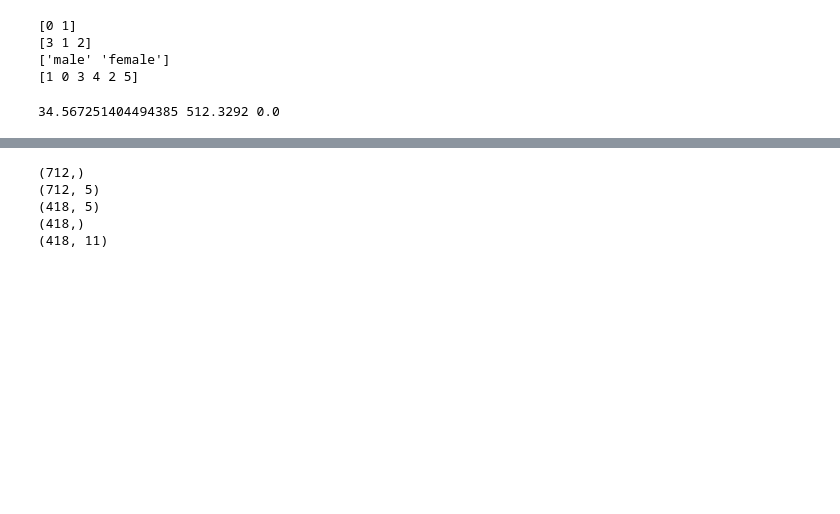
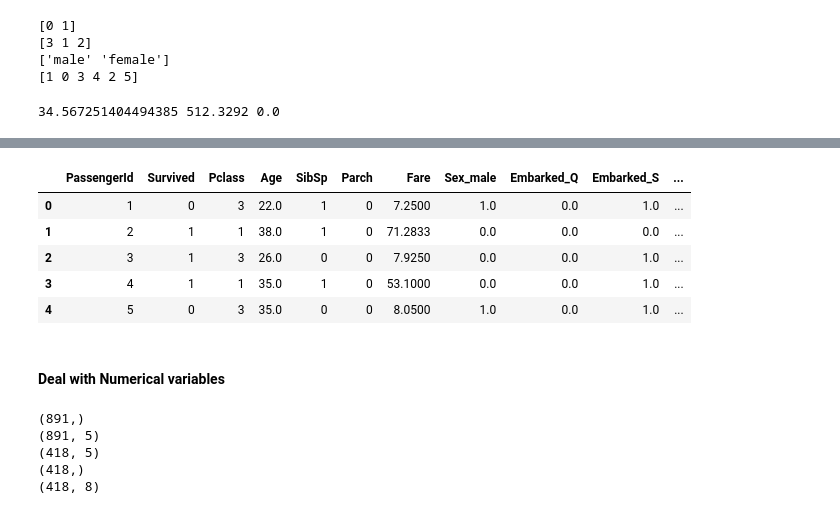
Before and after one commit to Cesar421/Titanic, a Jupyter notebook: JupyterMODEL.ipynb, the cells around one changed output, grey strips where cells are left out. Cells and saved outputs as stored; diff of their text form; code cells hidden in the pictures; blank space fills up the shorter version.

Commit message:
Preprocessing the Data v2

```diff
--- a/JupyterMODEL.ipynb
+++ b/JupyterMODEL.ipynb
@@ -327,0 +343,12 @@ df_train['Fare'].min())
+# %%
+categoricalVars = ["Sex", "Embarked"]
+oneHotEncoder = OneHotEncoder(sparse=False, drop="first")
+
+
+trainEncoded = oneHotEncoder.fit_transform(df_train_original[categoricalVars])
+encoderFeatureNames = oneHotEncoder.get_feature_names(categoricalVars)
+
+
+trainEncoded = pd.DataFrame(trainEncoded,columns = encoderFeatureNames)
+train = pd.concat([df_train_original.reset_index(drop=True),trainEncoded.reset_index(drop=True)],axis=1)
+train.drop(categoricalVars,axis=1,inplace=True)
@@ -328,22 +406,33 @@ df_train['Fare'].min())
+# %%
+train.head()
+# %% [output]
+|  | PassengerId | Survived | Pclass | Age | SibSp | Parch | Fare | Sex_male | Embarked_Q | Embarked_S | ... |
+| 0 | 1 | 0 | 3 | 22.0 | 1 | 0 | 7.2500 | 1.0 | 0.0 | 1.0 | ... |
+| 1 | 2 | 1 | 1 | 38.0 | 1 | 0 | 71.2833 | 0.0 | 0.0 | 0.0 | ... |
+| 2 | 3 | 1 | 3 | 26.0 | 0 | 0 | 7.9250 | 0.0 | 0.0 | 1.0 | ... |
+| 3 | 4 | 1 | 1 | 35.0 | 1 | 0 | 53.1000 | 0.0 | 0.0 | 1.0 | ... |
+| 4 | 5 | 0 | 3 | 35.0 | 0 | 0 | 8.0500 | 1.0 | 0.0 | 1.0 | ... |
+# %% [markdown]
+#### Deal with Numerical variables
 # %%
-y = df_train["Survived"]
+y = df_train_original["Survived"]
 print(y.shape)
 features = ["Pclass", "Sex", "SibSp", "Parch"]
-X = pd.get_dummies(df_train[features])
+X = pd.get_dummies(df_train_original[features])
 print(X.shape)
-X_test = pd.get_dummies(df_test[features])
+X_test = pd.get_dummies(df_test_original[features])
 print(X_test.shape)
 model = RandomForestClassifier(n_estimators=1000, max_depth=50, random_state=1)
 model.fit(X, y)
 predictions = model.predict(X_test)
 print(predictions.shape)
-print(df_test.shape)
+print(df_test_original.shape)
 output = pd.DataFrame({'PassengerId': df_test.PassengerId, 'Survived': predictions})
 output.to_csv('my_prediction_Cesar.csv', index=False)
 #print("Your submission was successfully saved!")
 # %% [output]
-(712,)
-(712, 5)
+(891,)
+(891, 5)
 (418, 5)
 (418,)
-(418, 11)
+(418, 8)
```
Also changed, not shown: parts of 8 cells of this notebook.
